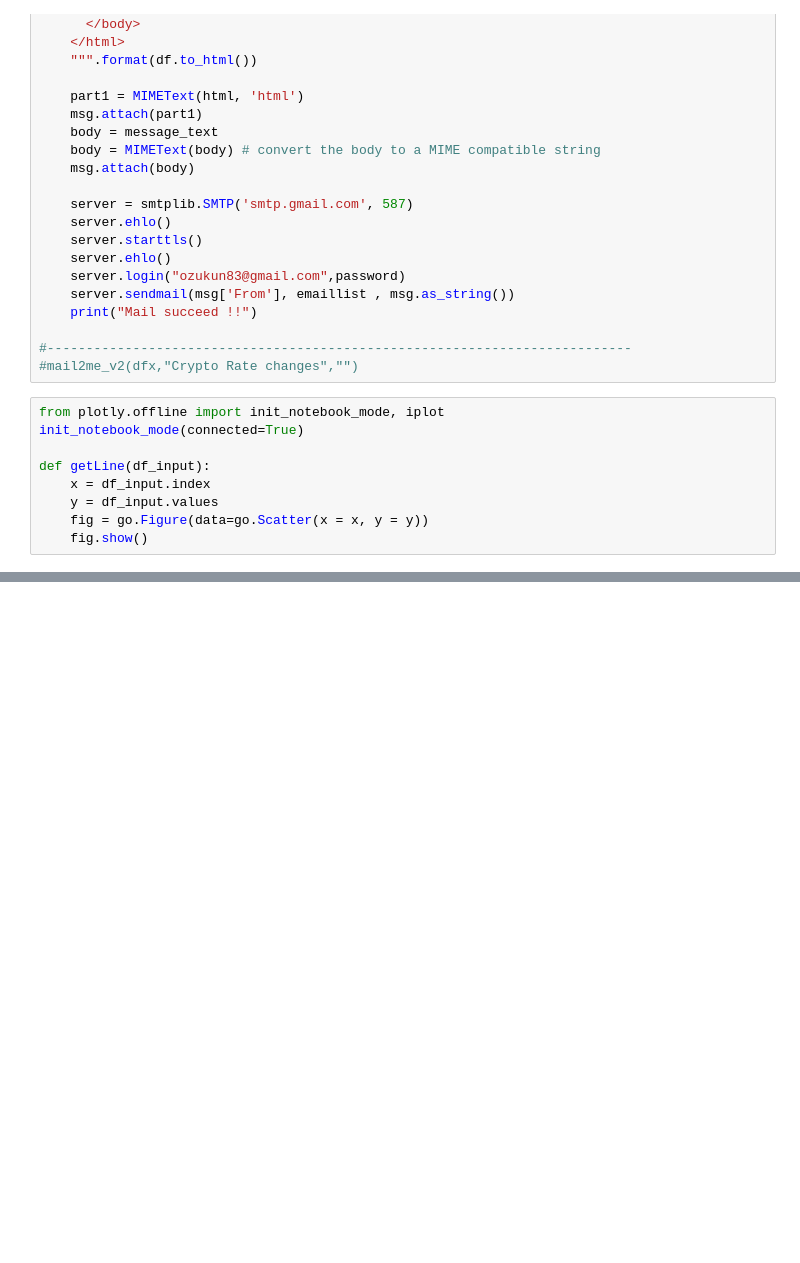
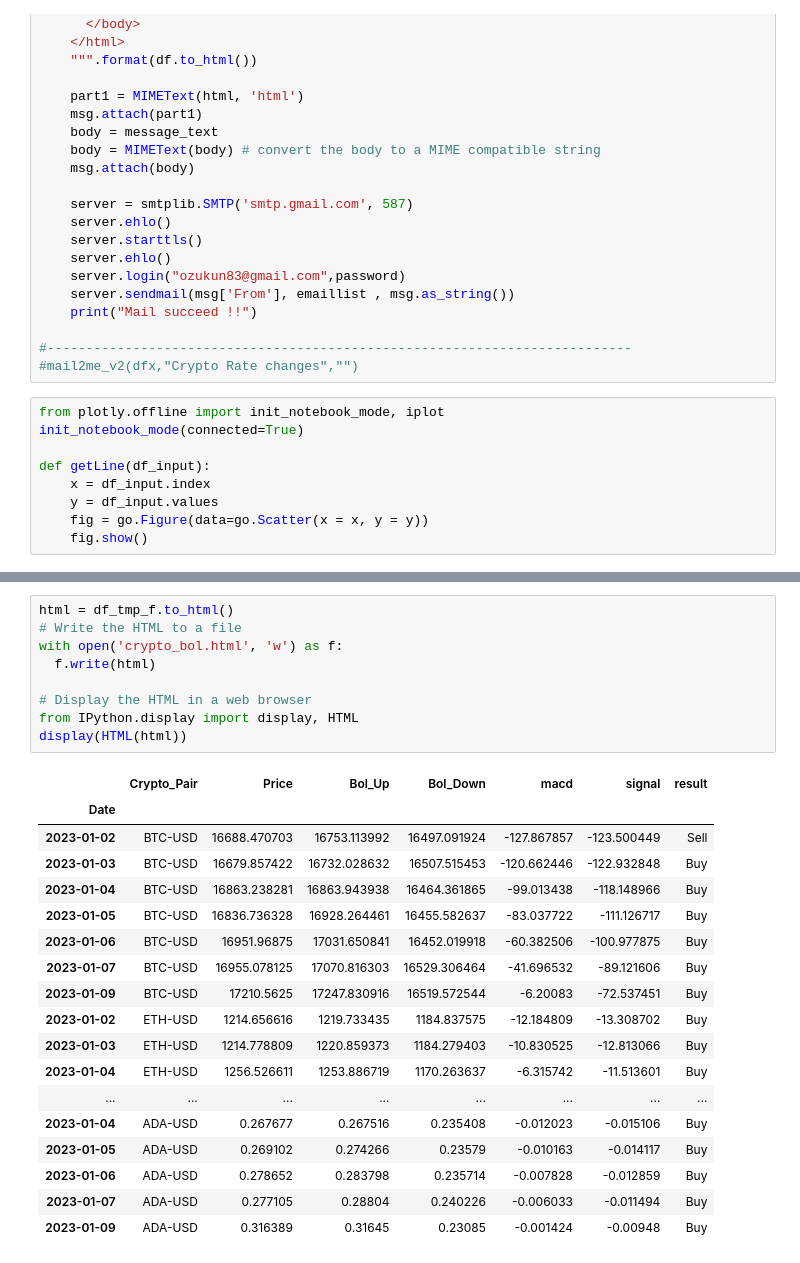
Before and after one commit to ozukun/Crypto_Project, a Jupyter notebook: Crypto_Main.ipynb, the cells around one changed output, grey strips where cells are left out. Cells and saved outputs as stored; diff of their text form; blank space fills up the shorter version.

```diff
--- a/Crypto_Main.ipynb
+++ b/Crypto_Main.ipynb
@@ -516,0 +517,28 @@ display(HTML(html))
+# %%
+html = df_tmp_f.to_html()
+# Write the HTML to a file
+with open('crypto_bol.html', 'w') as f:
+  f.write(html)
+
+# Display the HTML in a web browser
+from IPython.display import display, HTML
+display(HTML(html))
+# %% [output]
+|  | Crypto_Pair | Price | Bol_Up | Bol_Down | macd | signal | result |
+| Date |  |  |  |  |  |  |  |
+| 2023-01-02 | BTC-USD | 16688.470703 | 16753.113992 | 16497.091924 | -127.867857 | -123.500449 | Sell |
+| 2023-01-03 | BTC-USD | 16679.857422 | 16732.028632 | 16507.515453 | -120.662446 | -122.932848 | Buy |
+| 2023-01-04 | BTC-USD | 16863.238281 | 16863.943938 | 16464.361865 | -99.013438 | -118.148966 | Buy |
+| 2023-01-05 | BTC-USD | 16836.736328 | 16928.264461 | 16455.582637 | -83.037722 | -111.126717 | Buy |
+| 2023-01-06 | BTC-USD | 16951.96875 | 17031.650841 | 16452.019918 | -60.382506 | -100.977875 | Buy |
+| 2023-01-07 | BTC-USD | 16955.078125 | 17070.816303 | 16529.306464 | -41.696532 | -89.121606 | Buy |
+| 2023-01-09 | BTC-USD | 17210.5625 | 17247.830916 | 16519.572544 | -6.20083 | -72.537451 | Buy |
+| 2023-01-02 | ETH-USD | 1214.656616 | 1219.733435 | 1184.837575 | -12.184809 | -13.308702 | Buy |
+| 2023-01-03 | ETH-USD | 1214.778809 | 1220.859373 | 1184.279403 | -10.830525 | -12.813066 | Buy |
+| 2023-01-04 | ETH-USD | 1256.526611 | 1253.886719 | 1170.263637 | -6.315742 | -11.513601 | Buy |
+| ... | ... | ... | ... | ... | ... | ... | ... |
+| 2023-01-04 | ADA-USD | 0.267677 | 0.267516 | 0.235408 | -0.012023 | -0.015106 | Buy |
+| 2023-01-05 | ADA-USD | 0.269102 | 0.274266 | 0.23579 | -0.010163 | -0.014117 | Buy |
+| 2023-01-06 | ADA-USD | 0.278652 | 0.283798 | 0.235714 | -0.007828 | -0.012859 | Buy |
+| 2023-01-07 | ADA-USD | 0.277105 | 0.28804 | 0.240226 | -0.006033 | -0.011494 | Buy |
+| 2023-01-09 | ADA-USD | 0.316389 | 0.31645 | 0.23085 | -0.001424 | -0.00948 | Buy |
```
Also changed, not shown: parts of 7 cells of this notebook.
